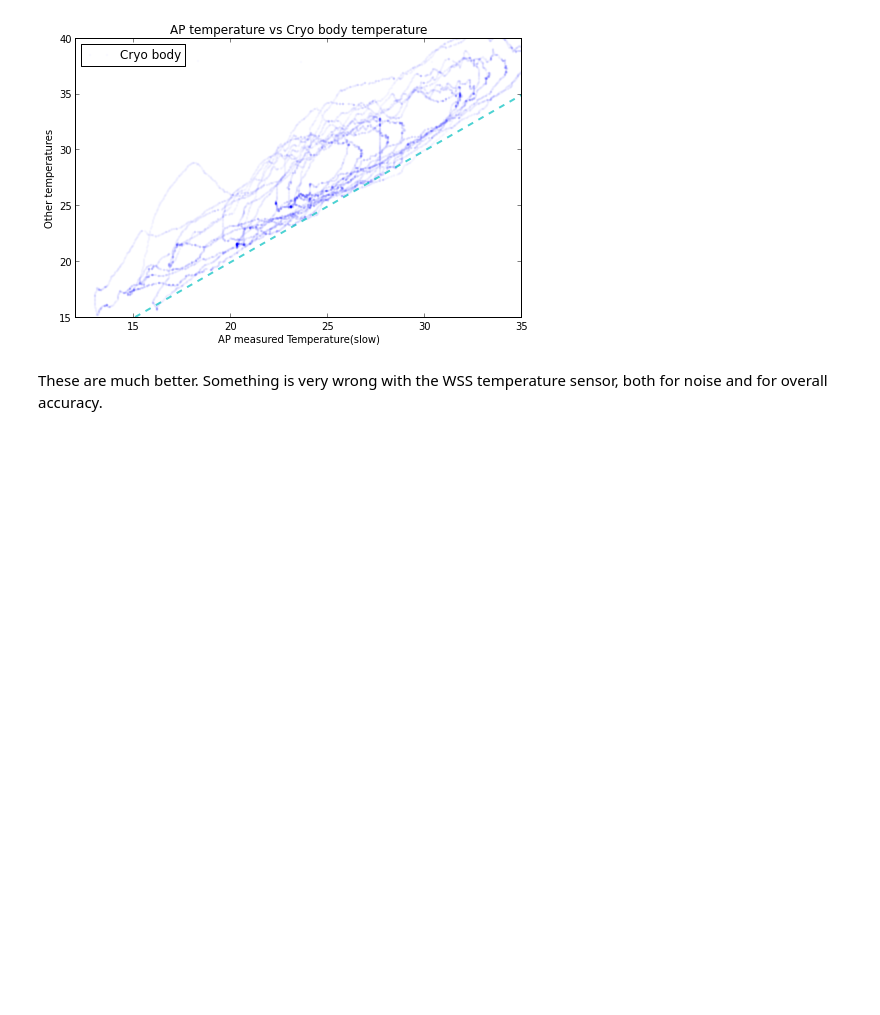
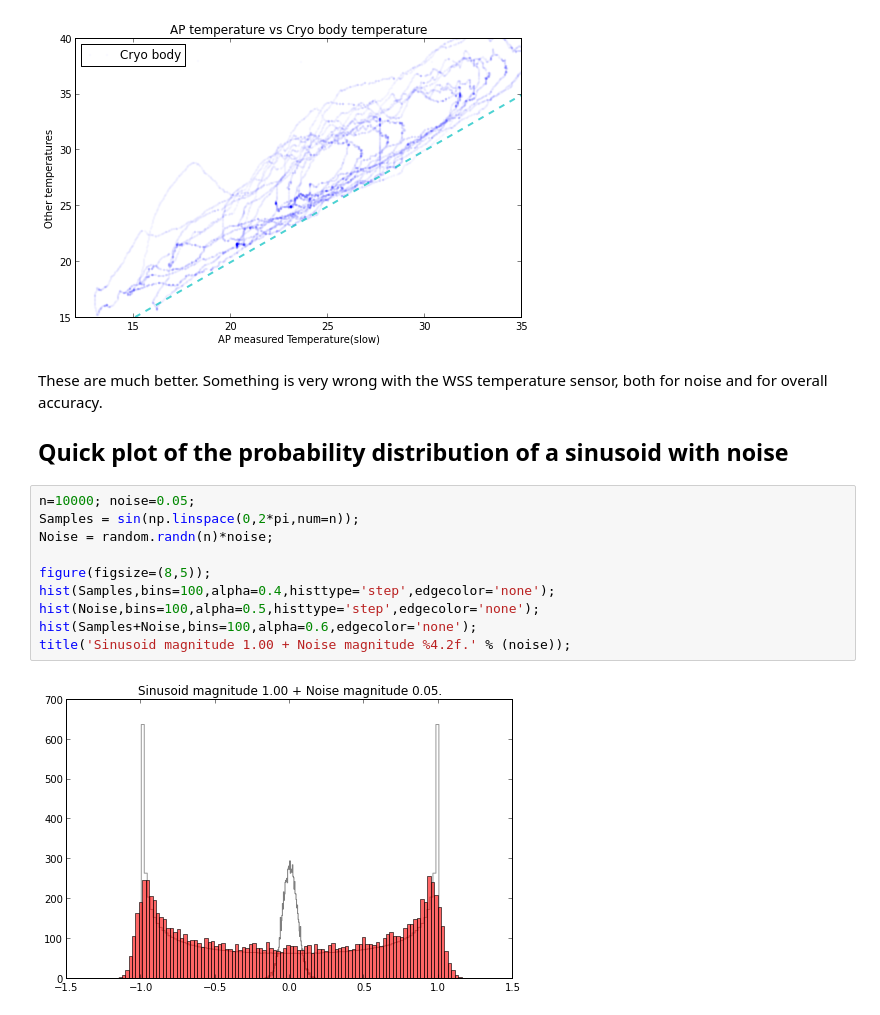
Before and after one commit to thomasska/ipython-notebooks, a Jupyter notebook: WSS Noisiness of Temperature Data.ipynb, the cells around one changed output. Cells and saved outputs as stored; diff of their text form; blank space fills up the shorter version.

```diff
--- a/WSS Noisiness of Temperature Data.ipynb
+++ b/WSS Noisiness of Temperature Data.ipynb
@@ -173,3 +173,18 @@ xlabel('AP measured Temperature(slow)');  ylabel('Other temperatures'); legend(l
 [figure]
 # %% [markdown]
 These are much better.  Something is very wrong with the WSS temperature sensor, both for noise and for overall accuracy.
+
+Quick plot of the probability distribution of a sinusoid with noise
+-------------------------
+# %%
+n=10000; noise=0.05;
+Samples = sin(np.linspace(0,2*pi,num=n));
+Noise = random.randn(n)*noise;
+
+figure(figsize=(8,5));
+hist(Samples,bins=100,alpha=0.4,histtype='step',edgecolor='none');
+hist(Noise,bins=100,alpha=0.5,histtype='step',edgecolor='none');
+hist(Samples+Noise,bins=100,alpha=0.6,edgecolor='none');
+title('Sinusoid magnitude 1.00 + Noise magnitude %4.2f.' % (noise));
+# %% [output]
+[figure, added]
```
Also changed, not shown: 2 other files.
